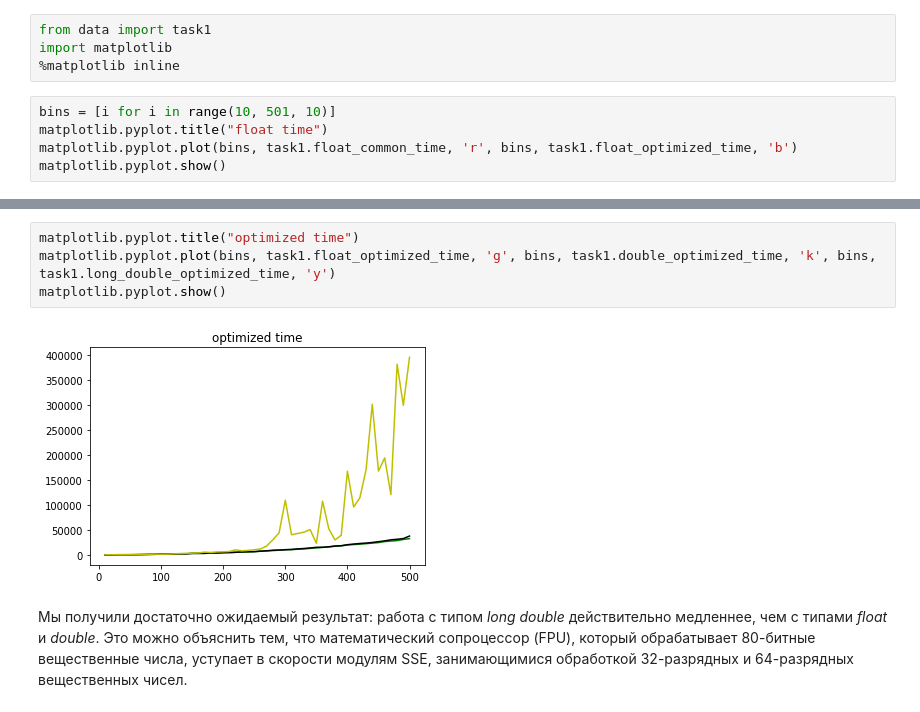
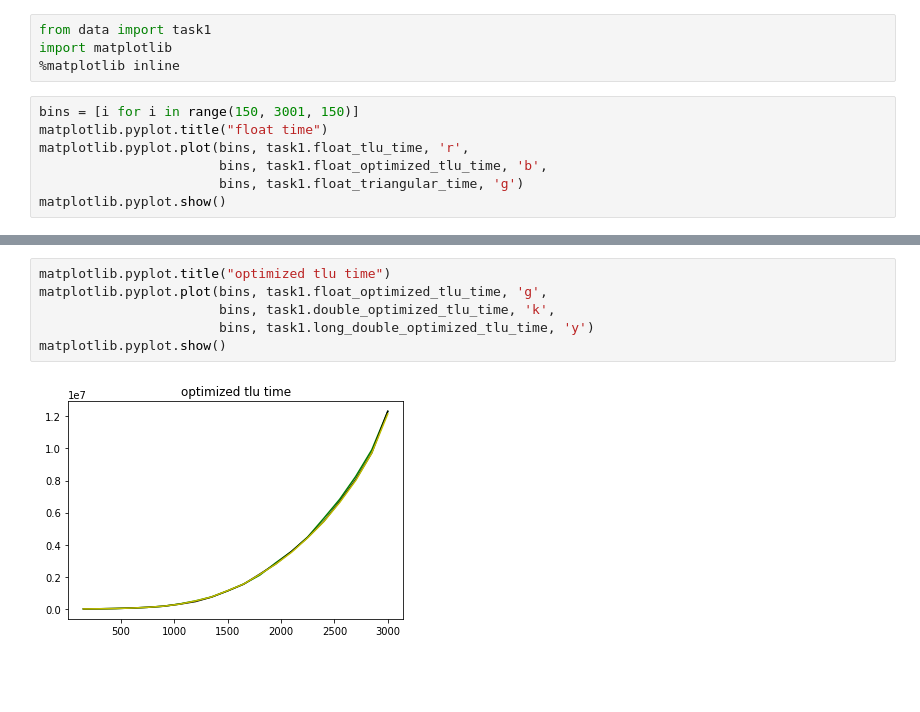
Before and after one commit to anevero/computational_algebra, a Jupyter notebook: Reports/task1_report.ipynb, the cells around one changed output, grey strips where cells are left out. Drawn from its saved outputs; the diff is of its cells as text; blank space fills up the shorter version.

```diff
--- a/Reports/task1_report.ipynb
+++ b/Reports/task1_report.ipynb
@@ -83,8 +66,10 @@ from data import task1
 import matplotlib
 %matplotlib inline
 # %%
-bins = [i for i in range(10, 501, 10)]
+bins = [i for i in range(150, 3001, 150)]
 matplotlib.pyplot.title("float time")
-matplotlib.pyplot.plot(bins, task1.float_common_time, 'r', bins, task1.float_optimized_time, 'b')
+matplotlib.pyplot.plot(bins, task1.float_tlu_time, 'r',
+                       bins, task1.float_optimized_tlu_time, 'b',
+                       bins, task1.float_triangular_time, 'g')
 matplotlib.pyplot.show()
 # %% [output]
@@ -108,8 +97,8 @@ matplotlib.pyplot.show()
 # %%
-matplotlib.pyplot.title("optimized time")
-matplotlib.pyplot.plot(bins, task1.float_optimized_time, 'g', bins, task1.double_optimized_time, 'k', bins, task1.long_double_optimized_time, 'y')
+matplotlib.pyplot.title("optimized tlu time")
+matplotlib.pyplot.plot(bins, task1.float_optimized_tlu_time, 'g',
+                       bins, task1.double_optimized_tlu_time, 'k',
+                       bins, task1.long_double_optimized_tlu_time, 'y')
 matplotlib.pyplot.show()
 # %% [output]
-[figure, old version]
+[figure, new version]
-# %% [markdown]
-Мы получили достаточно ожидаемый результат: работа с типом *long double* действительно медленнее, чем с типами *float* и *double*. Это можно объяснить тем, что математический сопроцессор (FPU), который обрабатывает 80-битные вещественные числа, уступает в скорости модулям SSE, занимающимися обработкой 32-разрядных и 64-разрядных вещественных чисел.
```
Also changed, not shown: parts of 28 cells of this notebook, 16 other files.
